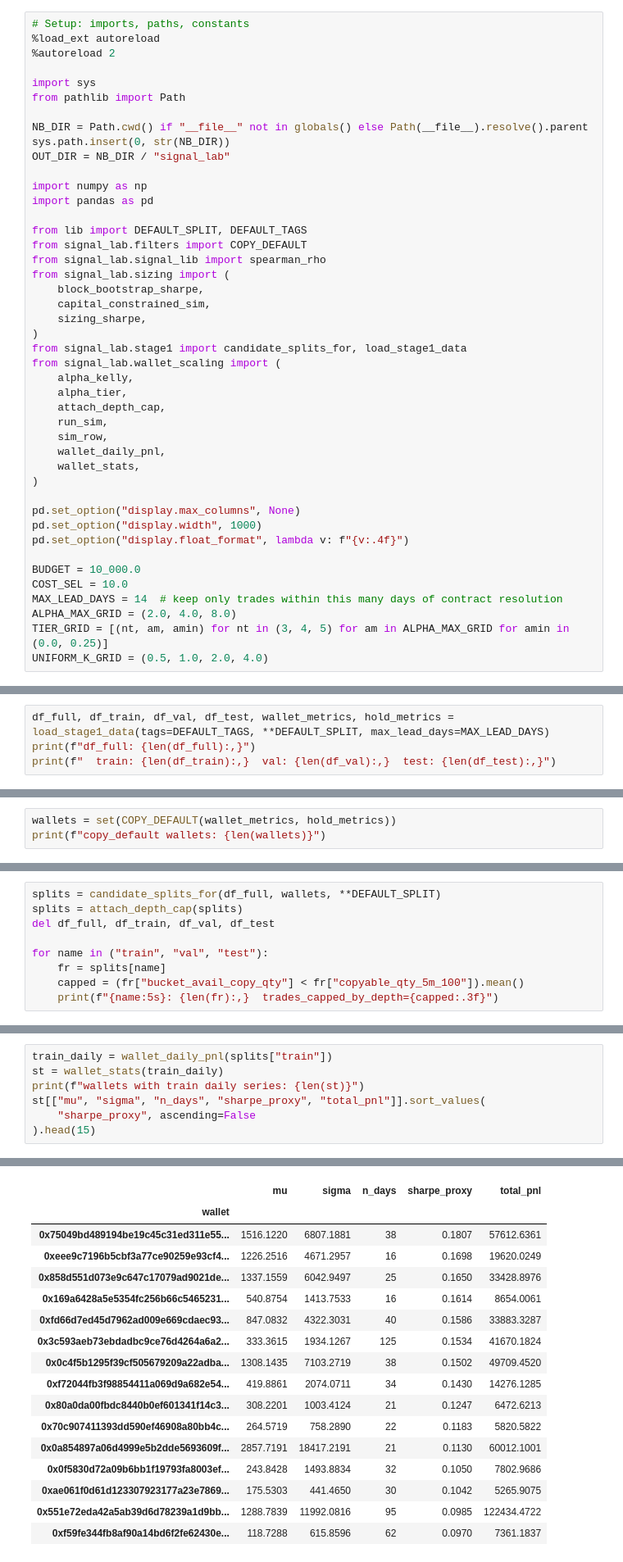
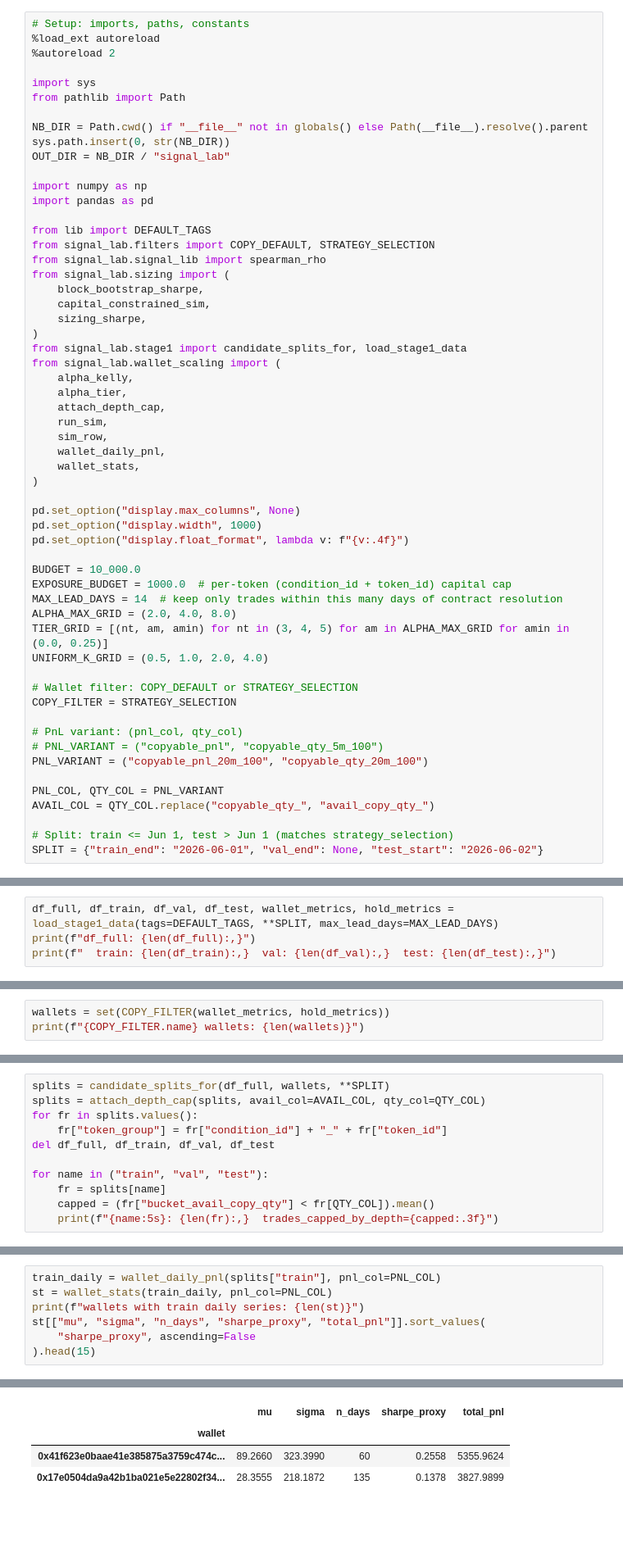
Before and after one commit to vobornij/polymarket, a Jupyter notebook: notebooks/wallet_selection/stage1_scaled.ipynb, the cells around one changed output, grey strips where cells are left out. Shown at 82% size. Saved outputs shown, nothing was run; the diff lists cells and outputs as text; blank space fills up the shorter version.

```diff
--- a/notebooks/wallet_selection/stage1_scaled.ipynb
+++ b/notebooks/wallet_selection/stage1_scaled.ipynb
@@ -22,8 +22,8 @@ OUT_DIR = NB_DIR / "signal_lab"
 import numpy as np
 import pandas as pd
 
-from lib import DEFAULT_SPLIT, DEFAULT_TAGS
-from signal_lab.filters import COPY_DEFAULT
+from lib import DEFAULT_TAGS
+from signal_lab.filters import COPY_DEFAULT, STRATEGY_SELECTION
 from signal_lab.signal_lib import spearman_rho
 from signal_lab.sizing import (
     block_bootstrap_sharpe,
@@ -46,8 +46,21 @@ pd.set_option("display.width", 1000)
 pd.set_option("display.float_format", lambda v: f"{v:.4f}")
 
 BUDGET = 10_000.0
-COST_SEL = 10.0
+EXPOSURE_BUDGET = 1000.0  # per-token (condition_id + token_id) capital cap
 MAX_LEAD_DAYS = 14  # keep only trades within this many days of contract resolution
 ALPHA_MAX_GRID = (2.0, 4.0, 8.0)
 TIER_GRID = [(nt, am, amin) for nt in (3, 4, 5) for am in ALPHA_MAX_GRID for amin in (0.0, 0.25)]
 UNIFORM_K_GRID = (0.5, 1.0, 2.0, 4.0)
+
+# Wallet filter: COPY_DEFAULT or STRATEGY_SELECTION
+COPY_FILTER = STRATEGY_SELECTION
+
+# PnL variant: (pnl_col, qty_col)
+# PNL_VARIANT = ("copyable_pnl", "copyable_qty_5m_100")
+PNL_VARIANT = ("copyable_pnl_20m_100", "copyable_qty_20m_100")
+
+PNL_COL, QTY_COL = PNL_VARIANT
+AVAIL_COL = QTY_COL.replace("copyable_qty_", "avail_copy_qty_")
+
+# Split: train <= Jun 1, test > Jun 1 (matches strategy_selection)
+SPLIT = {"train_end": "2026-06-01", "val_end": None, "test_start": "2026-06-02"}
@@ -57,7 +67,7 @@ The autoreload extension is already loaded. To reload it, use:
 # %% [markdown]
 ## Load data
 # %%
-df_full, df_train, df_val, df_test, wallet_metrics, hold_metrics = load_stage1_data(tags=DEFAULT_TAGS, **DEFAULT_SPLIT, max_lead_days=MAX_LEAD_DAYS)
+df_full, df_train, df_val, df_test, wallet_metrics, hold_metrics = load_stage1_data(tags=DEFAULT_TAGS, **SPLIT, max_lead_days=MAX_LEAD_DAYS)
 print(f"df_full: {len(df_full):,}")
 print(f"  train: {len(df_train):,}  val: {len(df_val):,}  test: {len(df_test):,}")
 # %% [output]
@@ -83,4 +92,4 @@ Candidate wallets = `COPY_DEFAULT` (copy-default filter).
 # %%
-wallets = set(COPY_DEFAULT(wallet_metrics, hold_metrics))
-print(f"copy_default wallets: {len(wallets)}")
+wallets = set(COPY_FILTER(wallet_metrics, hold_metrics))
+print(f"{COPY_FILTER.name} wallets: {len(wallets)}")
 # %% [output]
@@ -92,10 +101,12 @@ Cap = stage0 Phase 2's per-bucket max copy quantity (`avail_copy_qty`), exported
 # %%
-splits = candidate_splits_for(df_full, wallets, **DEFAULT_SPLIT)
-splits = attach_depth_cap(splits)
+splits = candidate_splits_for(df_full, wallets, **SPLIT)
+splits = attach_depth_cap(splits, avail_col=AVAIL_COL, qty_col=QTY_COL)
+for fr in splits.values():
+    fr["token_group"] = fr["condition_id"] + "_" + fr["token_id"]
 del df_full, df_train, df_val, df_test
 
 for name in ("train", "val", "test"):
     fr = splits[name]
-    capped = (fr["bucket_avail_copy_qty"] < fr["copyable_qty_5m_100"]).mean()
+    capped = (fr["bucket_avail_copy_qty"] < fr[QTY_COL]).mean()
     print(f"{name:5s}: {len(fr):,}  trades_capped_by_depth={capped:.3f}")
 # %% [output]
@@ -112,8 +123,8 @@ test : 15,569  trades_capped_by_depth=0.000
 
 Per-wallet daily pnl (copyable, alpha=1) with mean/std shrinkage -> Sharpe proxy.
 # %%
-train_daily = wallet_daily_pnl(splits["train"])
-st = wallet_stats(train_daily)
+train_daily = wallet_daily_pnl(splits["train"], pnl_col=PNL_COL)
+st = wallet_stats(train_daily, pnl_col=PNL_COL)
 print(f"wallets with train daily series: {len(st)}")
 st[["mu", "sigma", "n_days", "sharpe_proxy", "total_pnl"]].sort_values(
     "sharpe_proxy", ascending=False
@@ -123,20 +134,7 @@ wallets with train daily series: 104
 |  | mu | sigma | n_days | sharpe_proxy | total_pnl |
 | wallet |  |  |  |  |  |
-| 0x75049bd489194be19c45c31ed311e55... | 1516.1220 | 6807.1881 | 38 | 0.1807 | 57612.6361 |
-| 0xeee9c7196b5cbf3a77ce90259e93cf4... | 1226.2516 | 4671.2957 | 16 | 0.1698 | 19620.0249 |
-| 0x858d551d073e9c647c17079ad9021de... | 1337.1559 | 6042.9497 | 25 | 0.1650 | 33428.8976 |
-| 0x169a6428a5e5354fc256b66c5465231... | 540.8754 | 1413.7533 | 16 | 0.1614 | 8654.0061 |
-| 0xfd66d7ed45d7962ad009e669cdaec93... | 847.0832 | 4322.3031 | 40 | 0.1586 | 33883.3287 |
-| 0x3c593aeb73ebdadbc9ce76d4264a6a2... | 333.3615 | 1934.1267 | 125 | 0.1534 | 41670.1824 |
-| 0x0c4f5b1295f39cf505679209a22adba... | 1308.1435 | 7103.2719 | 38 | 0.1502 | 49709.4520 |
-| 0xf72044fb3f98854411a069d9a682e54... | 419.8861 | 2074.0711 | 34 | 0.1430 | 14276.1285 |
-| 0x80a0da00fbdc8440b0ef601341f14c3... | 308.2201 | 1003.4124 | 21 | 0.1247 | 6472.6213 |
-| 0x70c907411393dd590ef46908a80bb4c... | 264.5719 | 758.2890 | 22 | 0.1183 | 5820.5822 |
-| 0x0a854897a06d4999e5b2dde5693609f... | 2857.7191 | 18417.2191 | 21 | 0.1130 | 60012.1001 |
-| 0x0f5830d72a09b6bb1f19793fa8003ef... | 243.8428 | 1493.8834 | 32 | 0.1050 | 7802.9686 |
-| 0xae061f0d61d123307923177a23e7869... | 175.5303 | 441.4650 | 30 | 0.1042 | 5265.9075 |
-| 0x551e72eda42a5ab39d6d78239a1d9bb... | 1288.7839 | 11992.0816 | 95 | 0.0985 | 122434.4722 |
-| 0xf59fe344fb8af90a14bd6f2fe62430e... | 118.7288 | 615.8596 | 62 | 0.0970 | 7361.1837 |
+| 0x41f623e0baae41e385875a3759c474c... | 89.2660 | 323.3990 | 60 | 0.2558 | 5355.9624 |
+| 0x17e0504da9a42b1ba021e5e22802f34... | 28.3555 | 218.1872 | 135 | 0.1378 | 3827.9899 |
 # %% [markdown]
 ## Weight schemes
 
```
Also changed, not shown: parts of 20 cells of this notebook, 18 other files.
